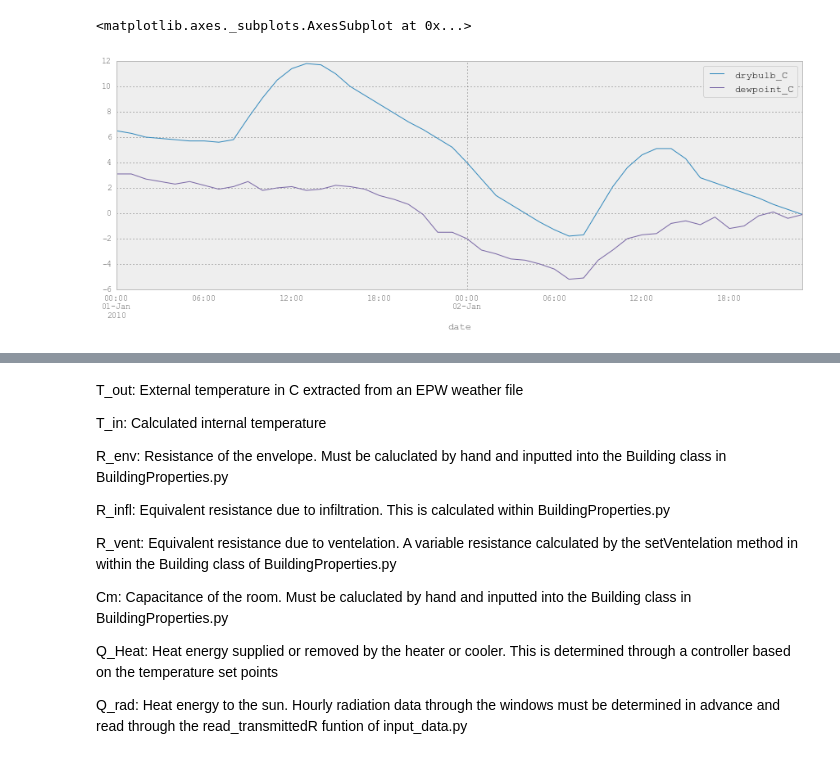
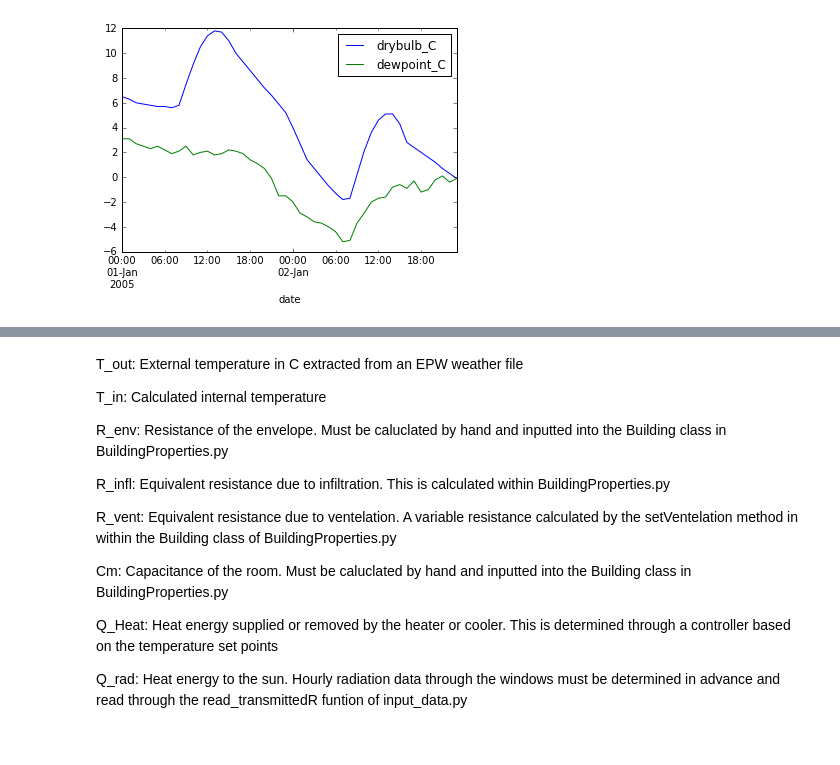
Before and after one commit to protocatlabs/RC_BuildingSimulator, a Jupyter notebook: Justin_Semseter_Project/Main_j.ipynb, the cells around one changed output, grey strips where cells are left out. Saved outputs shown, nothing was run; the diff lists cells and outputs as text; code cells hidden in the pictures.

Commit message:
Further improvement to weather input and graphing.  Generated results for  Forward, backward Euler and Crank Nicholson
Need to generate comparitive statistics, start coding more complex
models.

```diff
--- a/Justin_Semseter_Project/Main_j.ipynb
+++ b/Justin_Semseter_Project/Main_j.ipynb
@@ -5,45 +6,62 @@ import datetime
 import numpy as np
 # %%
 #epw_reader adapted from https://github.com/architecture-building-systems/CEAforArcGIS/blob/master/cea/utilities/epwreader.py
+
+epw_labels = ['year', 'month', 'day', 'hour', 'minute', 'datasource', 'drybulb_C', 'dewpoint_C', 'relhum_percent',
+                   'atmos_Pa', 'exthorrad_Whm2', 'extdirrad_Whm2', 'horirsky_Whm2', 'glohorrad_Whm2',
+                   'dirnorrad_Whm2', 'difhorrad_Whm2', 'glohorillum_lux', 'dirnorillum_lux','difhorillum_lux',
+                   'zenlum_lux', 'winddir_deg', 'windspd_ms', 'totskycvr_tenths', 'opaqskycvr_tenths', 'visibility_km',
+                   'ceiling_hgt_m', 'presweathobs', 'presweathcodes', 'precip_wtr_mm', 'aerosol_opt_thousandths',
+                   'snowdepth_cm', 'days_last_snow', 'Albedo', 'liq_precip_depth_mm', 'liq_precip_rate_Hour']
+
+weather_path = 'C:\Users\Zghiru\Documents\GitHub\RC_BuildingSimulator\Justin_Semseter_Project\data\CH_ZH_original.epw'
+
+def get_full_date(weather_path,month,day):
+    year = pd.read_csv(weather_path, skiprows=8, header=None, names=epw_labels)['year']
+    return pd.datetime(year[1],month,day)
+
+
 def epw_reader(weather_path):
-
-    epw_labels = ['year', 'month', 'day', 'hour', 'minute', 'datasource', 'drybulb_C', 'dewpoint_C', 'relhum_percent',
-                       'atmos_Pa', 'exthorrad_Whm2', 'extdirrad_Whm2', 'horirsky_Whm2', 'glohorrad_Whm2',
-                       'dirnorrad_Whm2', 'difhorrad_Whm2', 'glohorillum_lux', 'dirnorillum_lux','difhorillum_lux',
-                       'zenlum_lux', 'winddir_deg', 'windspd_ms', 'totskycvr_tenths', 'opaqskycvr_tenths', 'visibility_km',
-                       'ceiling_hgt_m', 'presweathobs', 'presweathcodes', 'precip_wtr_mm', 'aerosol_opt_thousandths',
-                       'snowdepth_cm', 'days_last_snow', 'Albedo', 'liq_precip_depth_mm', 'liq_precip_rate_Hour']
-
+    start = get_full_date(weather_path,1,1)
     result = pd.read_csv(weather_path, skiprows=8, header=None, names=epw_labels).drop('datasource', axis=1)
-    result['dayofyear'] = pd.date_range('1/1/2010', periods=8760, freq='H').dayofyear
-    result['date'] = pd.date_range('1/1/2010', periods=8760, freq='H')
+    result['dayofyear'] = pd.date_range(start, periods=8760, freq='H').dayofyear
+    result['date'] = pd.date_range(start, periods=8760, freq='H')
     result['ratio_diffhout'] = result['difhorrad_Whm2']/result['glohorrad_Whm2']
+    result['index'] = result.index
     return result
 
-#create drybulb temperature table from weather file for a range of days
+
+#extract column(s) from weather file for a range of days
 def get_epw_data(start,end,field = []):
-    weather_path = 'C:\Users\Zghiru\Documents\GitHub\RC_BuildingSimulator\Justin_Semseter_Project\data\CH_ZH_original.epw'
+
     start += ' 00:00:00'
     end += ' 23:00:00'
+    field.append('index')
+    field.insert(0,'date')
 
     series = epw_reader(weather_path=weather_path)
-    series = series.set_index(['date'])
-
+    series = series.set_index(['date'],drop=False)
     series = series[start:end][field]
+    series = series.set_index(['index'])
 
     return series
+
+
+#Simple Plot
+import matplotlib.pyplot as plt
+
+start = '01/01/2005'
+end =  '01/02/2005'
+
+field = ['drybulb_C','dewpoint_C']
+
+t = get_epw_data(start,end,field)
+t = t.set_index(['date'])
+
+t.plot()
+plt.show()
+# %% [output]
+[figure, added]
-# %%
-#Simple Plot
-
-start = '1/1/2010'
-end = '1/2/2010'
-field = ['drybulb_C','dewpoint_C']
-
-t = get_epw_data(start,end,field)
-t.plot()
-# %% [output]
-<matplotlib.axes._subplots.AxesSubplot at 0x...>
-[figure, removed]
 # %%
 """
 Input data
```
Also changed, not shown: parts of 4 cells of this notebook.
